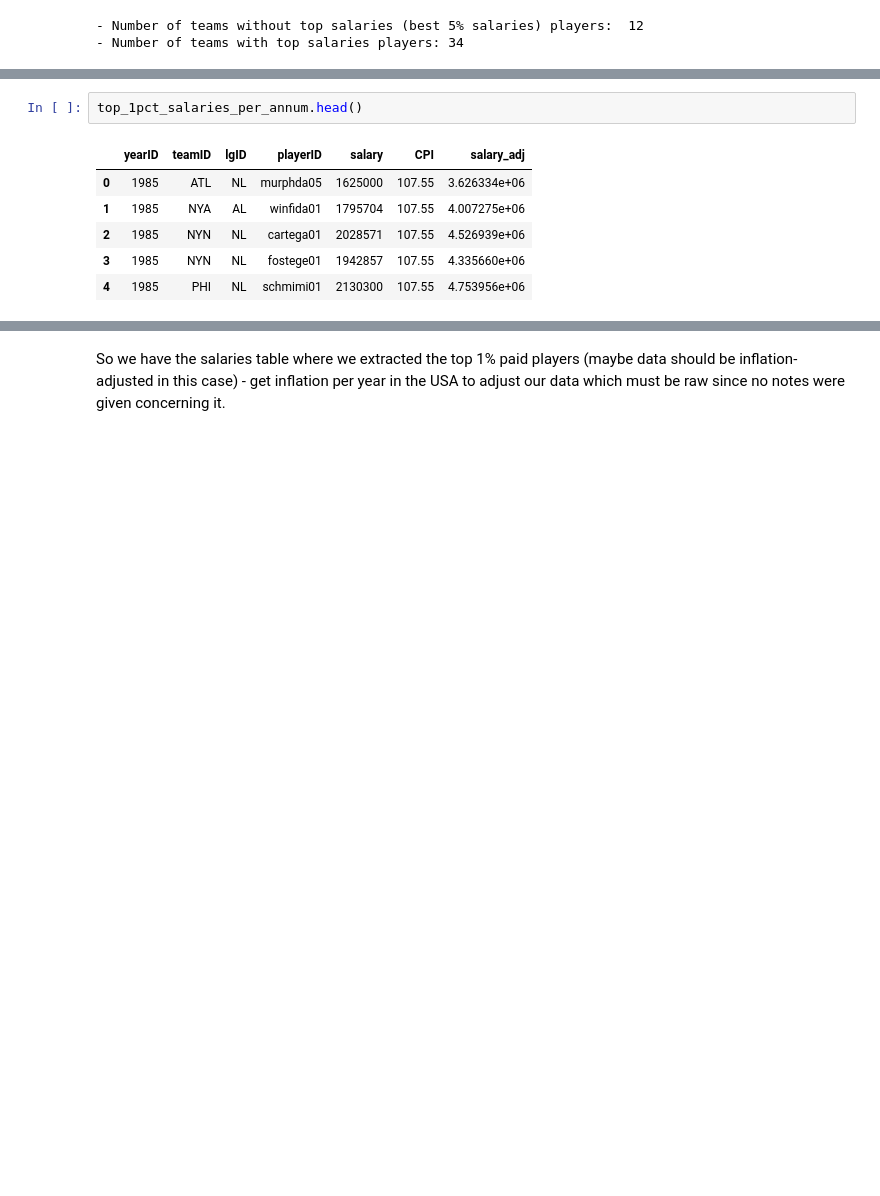
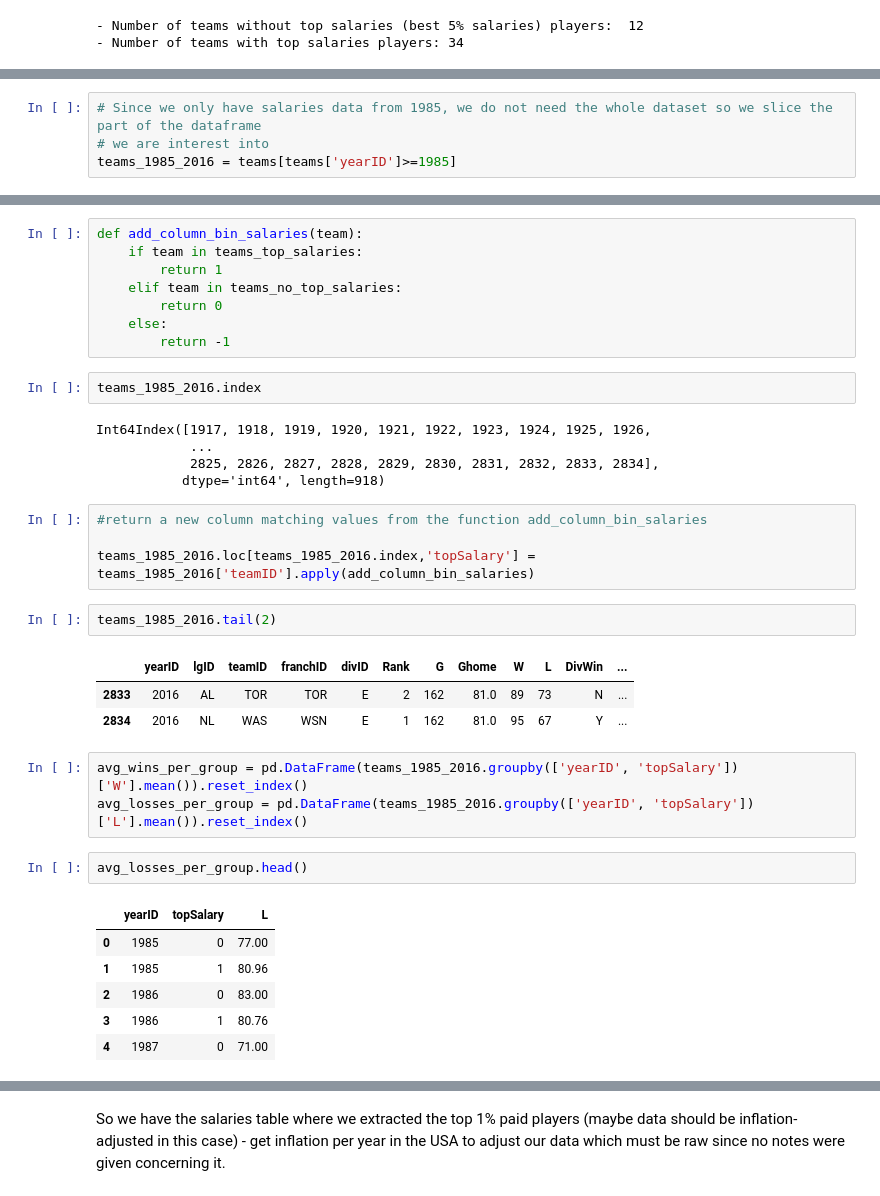
Before and after one commit to bcg0006/udc, a Jupyter notebook: baseball_data_analysis.ipynb, the cells around one changed output, grey strips where cells are left out. Cells and saved outputs as stored; diff of their text form; blank space fills up the shorter version.

Commit message:
Started exploring the teams dataframe and its relationships with the highest paid players

```diff
--- a/baseball_data_analysis.ipynb
+++ b/baseball_data_analysis.ipynb
@@ -202,0 +277,4 @@ print "- Number of teams with top salaries players:", len(teams_top_salaries)
+# %%
+# Since we only have salaries data from 1985, we do not need the whole dataset so we slice the part of the dataframe
+# we are interest into
+teams_1985_2016 = teams[teams['yearID']>=1985]
@@ -203,9 +295,37 @@ print "- Number of teams with top salaries players:", len(teams_top_salaries)
+# %%
+def add_column_bin_salaries(team):
+    if team in teams_top_salaries:
+        return 1
+    elif team in teams_no_top_salaries:
+        return 0
+    else:
+        return -1
+# %%
+teams_1985_2016.index
+# %% [output]
+Int64Index([1917, 1918, 1919, 1920, 1921, 1922, 1923, 1924, 1925, 1926,
+            ...
+            2825, 2826, 2827, 2828, 2829, 2830, 2831, 2832, 2833, 2834],
+           dtype='int64', length=918)
+# %%
+#return a new column matching values from the function add_column_bin_salaries
+
+teams_1985_2016.loc[teams_1985_2016.index,'topSalary'] = teams_1985_2016['teamID'].apply(add_column_bin_salaries)
+# %%
+teams_1985_2016.tail(2)
+# %% [output]
+|  | yearID | lgID | teamID | franchID | divID | Rank | G | Ghome | W | L | DivWin | ... |
+| 2833 | 2016 | AL | TOR | TOR | E | 2 | 162 | 81.0 | 89 | 73 | N | ... |
+| 2834 | 2016 | NL | WAS | WSN | E | 1 | 162 | 81.0 | 95 | 67 | Y | ... |
+# %%
+avg_wins_per_group = pd.DataFrame(teams_1985_2016.groupby(['yearID', 'topSalary'])['W'].mean()).reset_index()
+avg_losses_per_group = pd.DataFrame(teams_1985_2016.groupby(['yearID', 'topSalary'])['L'].mean()).reset_index()
 # %%
-top_1pct_salaries_per_annum.head()
+avg_losses_per_group.head()
 # %% [output]
-|  | yearID | teamID | lgID | playerID | salary | CPI | salary_adj |
-| 0 | 1985 | ATL | NL | murphda05 | 1625000 | 107.55 | 3.626334e+06 |
-| 1 | 1985 | NYA | AL | winfida01 | 1795704 | 107.55 | 4.007275e+06 |
-| 2 | 1985 | NYN | NL | cartega01 | 2028571 | 107.55 | 4.526939e+06 |
-| 3 | 1985 | NYN | NL | fostege01 | 1942857 | 107.55 | 4.335660e+06 |
-| 4 | 1985 | PHI | NL | schmimi01 | 2130300 | 107.55 | 4.753956e+06 |
+|  | yearID | topSalary | L |
+| 0 | 1985 | 0 | 77.00 |
+| 1 | 1985 | 1 | 80.96 |
+| 2 | 1986 | 0 | 83.00 |
+| 3 | 1986 | 1 | 80.76 |
+| 4 | 1987 | 0 | 71.00 |
```
Also changed, not shown: parts of 25 cells of this notebook.
